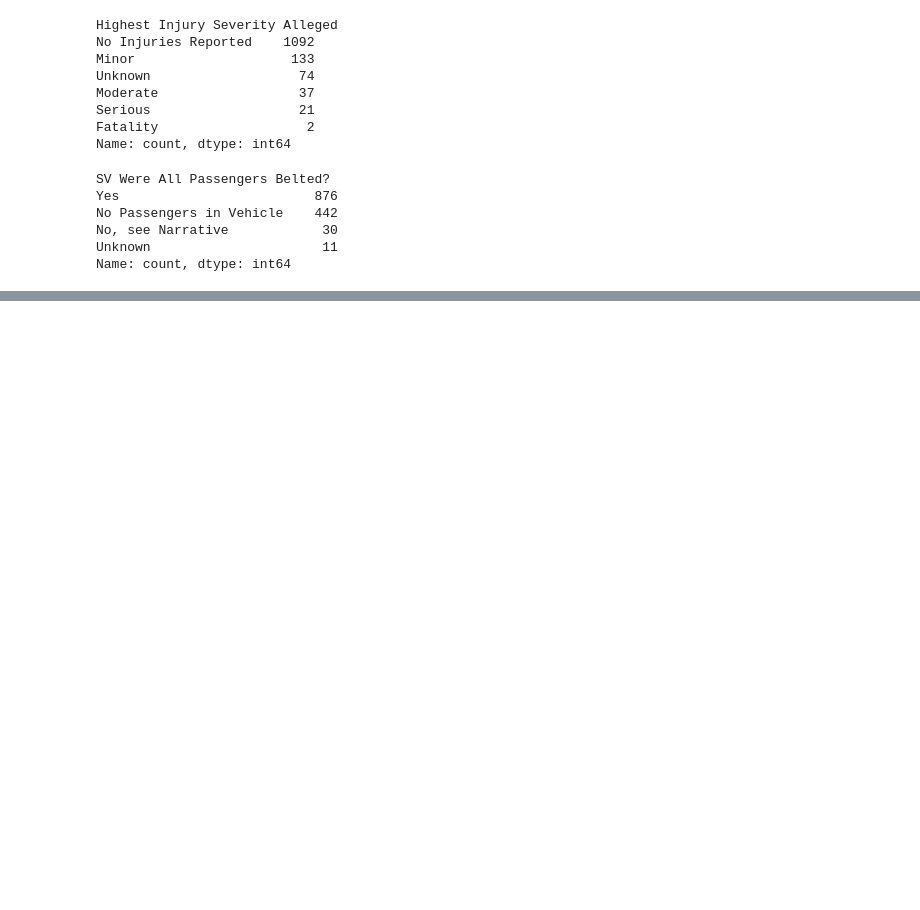
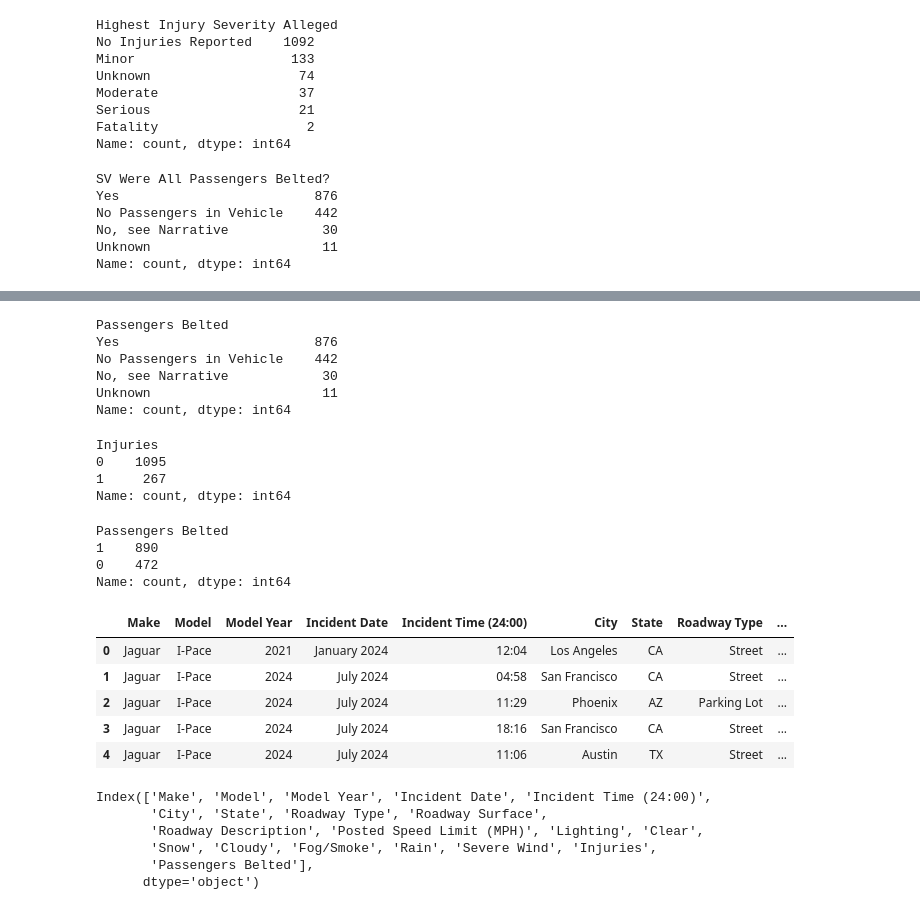
Before and after one commit to KevinPCarney/Project-04-Group-05, a Jupyter notebook: EDA/Crash Records CSV Cleaning.ipynb, the cells around one changed output, grey strips where cells are left out. Drawn from its saved outputs; the diff is of its cells as text; code cells hidden in the pictures; blank space fills up the shorter version.

```diff
--- a/EDA/Crash Records CSV Cleaning.ipynb
+++ b/EDA/Crash Records CSV Cleaning.ipynb
@@ -388,0 +536,60 @@ memory usage: 234.2+ KB
+# %%
+df2 = df2.rename(columns = {'SV Were All Passengers Belted?': "Passengers Belted"})
+df2['Passengers Belted'].value_counts()
+# %% [output]
+Passengers Belted
+Yes                         876
+No Passengers in Vehicle    442
+No, see Narrative            30
+Unknown                      11
+Name: count, dtype: int64
+# %%
+df_ml = df2.copy()
+# %%
+df_ml['Injuries'] = df_ml['Injuries'].fillna('No Injuries Reported').replace({
+    'No Injuries Reported': 0,
+    'Minor': 1,
+    'Unknown': 1,
+    'Moderate': 1,
+    'Serious': 1,
+    'Fatality': 1
+}).astype(int)
+# %%
+df_ml['Injuries'].value_counts()
+# %% [output]
+Injuries
+0    1095
+1     267
+Name: count, dtype: int64
+# %%
+df_ml['Passengers Belted'] = df_ml['Passengers Belted'].fillna('Yes').replace({
+    'Yes': 1,
+    'No Passengers in Vehicle' : 0,
+    'No, see Narrative': 0,
+    'Unknown': 1
+}).astype(int)
+# %%
+df_ml['Passengers Belted'].value_counts()
+# %% [output]
+Passengers Belted
+1    890
+0    472
+Name: count, dtype: int64
+# %%
+df_ml.head()
+# %% [output]
+|  | Make | Model | Model Year | Incident Date | Incident Time (24:00) | City | State | Roadway Type | ... |
+| 0 | Jaguar | I-Pace | 2021 | January 2024 | 12:04 | Los Angeles | CA | Street | ... |
+| 1 | Jaguar | I-Pace | 2024 | July 2024 | 04:58 | San Francisco | CA | Street | ... |
+| 2 | Jaguar | I-Pace | 2024 | July 2024 | 11:29 | Phoenix | AZ | Parking Lot | ... |
+| 3 | Jaguar | I-Pace | 2024 | July 2024 | 18:16 | San Francisco | CA | Street | ... |
+| 4 | Jaguar | I-Pace | 2024 | July 2024 | 11:06 | Austin | TX | Street | ... |
+# %%
+df_ml.columns
+# %% [output]
+Index(['Make', 'Model', 'Model Year', 'Incident Date', 'Incident Time (24:00)',
+       'City', 'State', 'Roadway Type', 'Roadway Surface',
+       'Roadway Description', 'Posted Speed Limit (MPH)', 'Lighting', 'Clear',
+       'Snow', 'Cloudy', 'Fog/Smoke', 'Rain', 'Severe Wind', 'Injuries',
+       'Passengers Belted'],
+      dtype='object')
```
Also changed, not shown: parts of 25 cells of this notebook.
